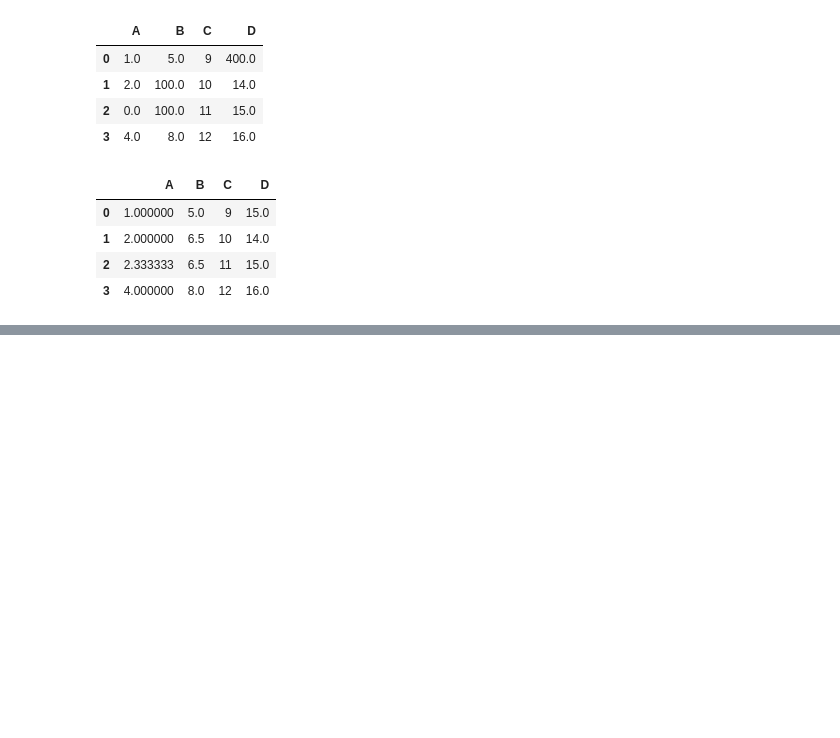
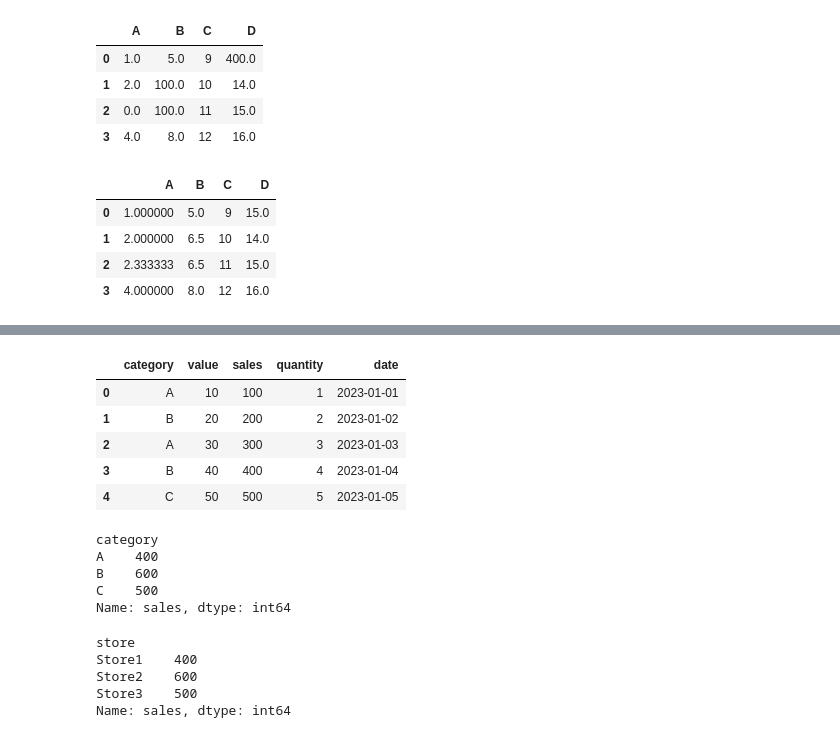
Before and after one commit to Ramishworsah/PythonBasicToAdvanced, a Jupyter notebook: pandas.ipynb, the cells around one changed output, grey strips where cells are left out. Cells and saved outputs as stored; diff of their text form; code cells hidden in the pictures; blank space fills up the shorter version.

```diff
--- a/pandas.ipynb
+++ b/pandas.ipynb
@@ -240,0 +444,38 @@ df.fillna(df.mean())
+# %%
+data={
+    'category': ['A', 'B', 'A', 'B', 'C'],
+    'value': [10, 20, 30, 40, 50],
+    'sales': [100, 200, 300, 400, 500],
+    'quantity': [1, 2, 3, 4, 5],
+    'store': ['Store1', 'Store2', 'Store1', 'Store2', 'Store3'],
+    'date':['2023-01-01', '2023-01-02', '2023-01-03', '2023-01-04', '2023-01-05']
+}
+
+df3=pd.DataFrame(data)
+# %%
+df3
+# %% [output]
+|  | category | value | sales | quantity | date |
+| 0 | A | 10 | 100 | 1 | 2023-01-01 |
+| 1 | B | 20 | 200 | 2 | 2023-01-02 |
+| 2 | A | 30 | 300 | 3 | 2023-01-03 |
+| 3 | B | 40 | 400 | 4 | 2023-01-04 |
+| 4 | C | 50 | 500 | 5 | 2023-01-05 |
+# %%
+cat=df3.groupby('category')['sales'].sum()
+cat
+# %% [output]
+category
+A    400
+B    600
+C    500
+Name: sales, dtype: int64
+# %%
+st=df3.groupby('store')['sales'].sum()
+st
+# %% [output]
+store
+Store1    400
+Store2    600
+Store3    500
+Name: sales, dtype: int64
```
Also changed, not shown: parts of 37 cells of this notebook, 2 other files.
